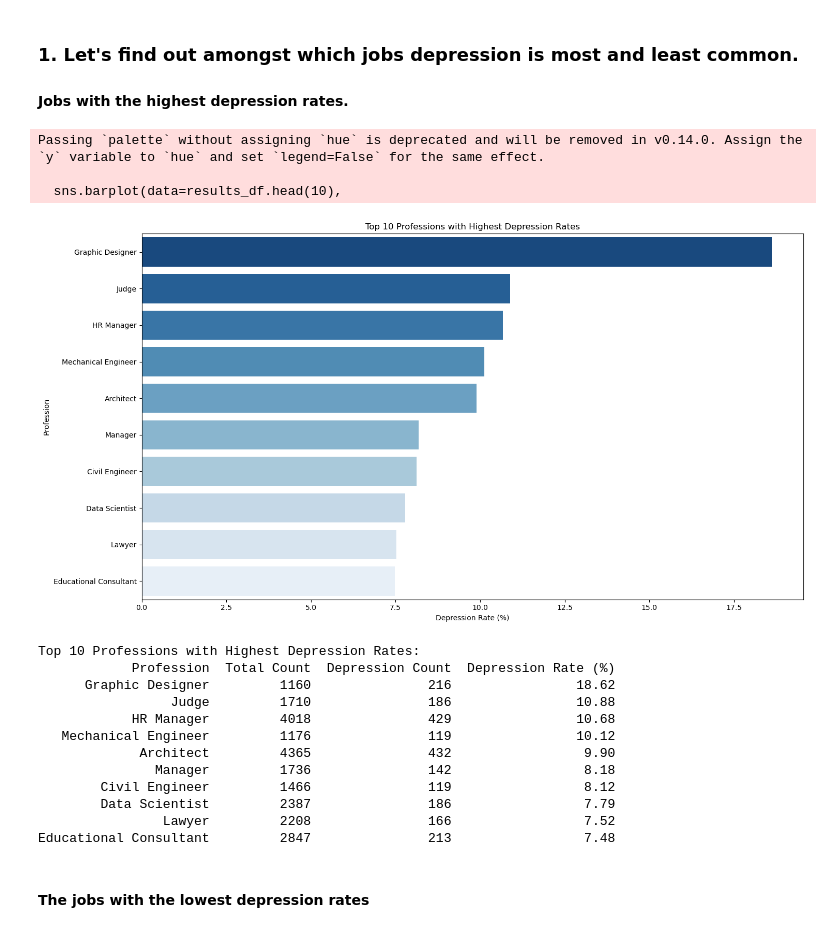
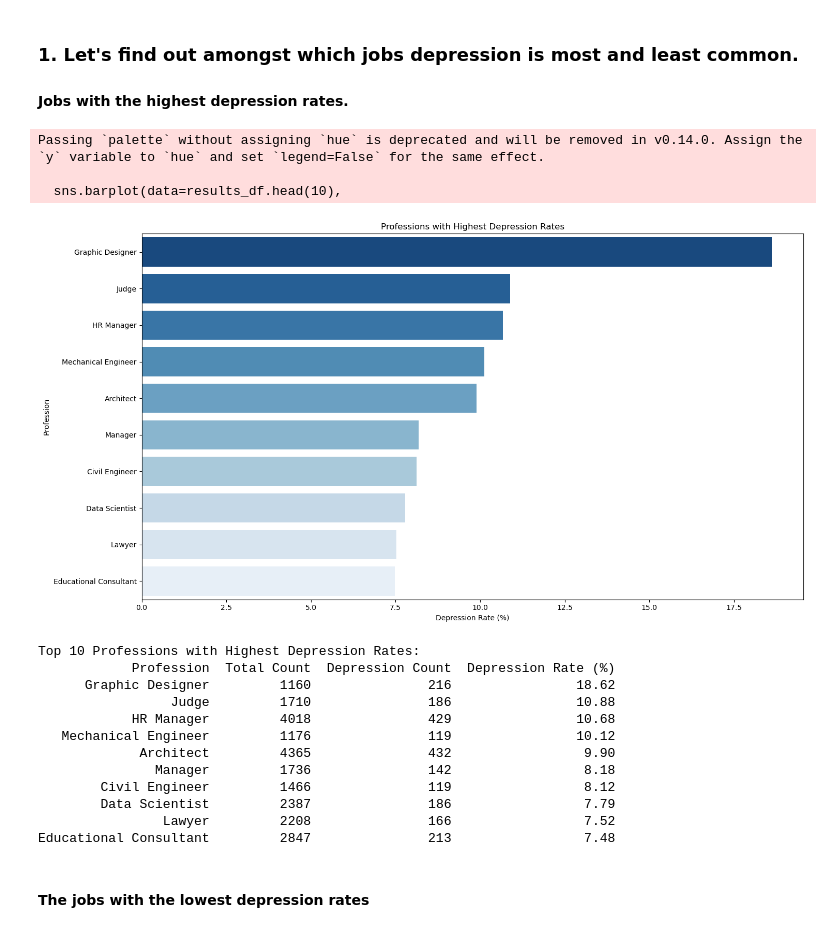
Before and after one commit to karlveske/DS_Mental_Health, a Jupyter notebook: Depression_Analysis.ipynb, the cells around one changed output. Cells and saved outputs as stored; diff of their text form; code cells hidden in the pictures.

Commit message:
Depression Analysis and Visualization
Depression Analysis and Visualization

```diff
--- a/Depression_Analysis.ipynb
+++ b/Depression_Analysis.ipynb
@@ -51,36 +45,36 @@ def analyze_profession_depression(df):
             'Profession': profession.replace('Profession_', ''),
             'Total Count': total_count,
             'Depression Count': depression_count,
             'Depression Rate (%)': round(depression_rate, 2)
         })
 
     # Convert to DataFrame and sort by depression rate
     results_df = pd.DataFrame(profession_stats)
     results_df = results_df.sort_values('Depression Rate (%)', ascending=False)
 
     # Create visualization
     plt.figure(figsize=(15, 8))
     sns.barplot(data=results_df.head(10),
                 x='Depression Rate (%)',
                 y='Profession',
                 palette='Blues_r')
-    plt.title('Top 10 Professions with Highest Depression Rates')
+    plt.title('Professions with Highest Depression Rates')
     plt.xlabel('Depression Rate (%)')
     plt.ylabel('Profession')
     plt.tight_layout()
+    #plt.savefig('plot.png')
     plt.show()
-
     return results_df
 
 # Run the analysis
 results = analyze_profession_depression(df1)
 print("\nTop 10 Professions with Highest Depression Rates:")
 print(results.head(10).to_string(index=False))
 # %% [output]
 Passing `palette` without assigning `hue` is deprecated and will be removed in v0.14.0. Assign the `y` variable to `hue` and set `legend=False` for the same effect.
 
   sns.barplot(data=results_df.head(10),
-[figure, old version]
+[figure, new version]
 Top 10 Professions with Highest Depression Rates:
             Profession  Total Count  Depression Count  Depression Rate (%)
       Graphic Designer         1160               216                18.62
```
Also changed, not shown: parts of 5 cells of this notebook.
